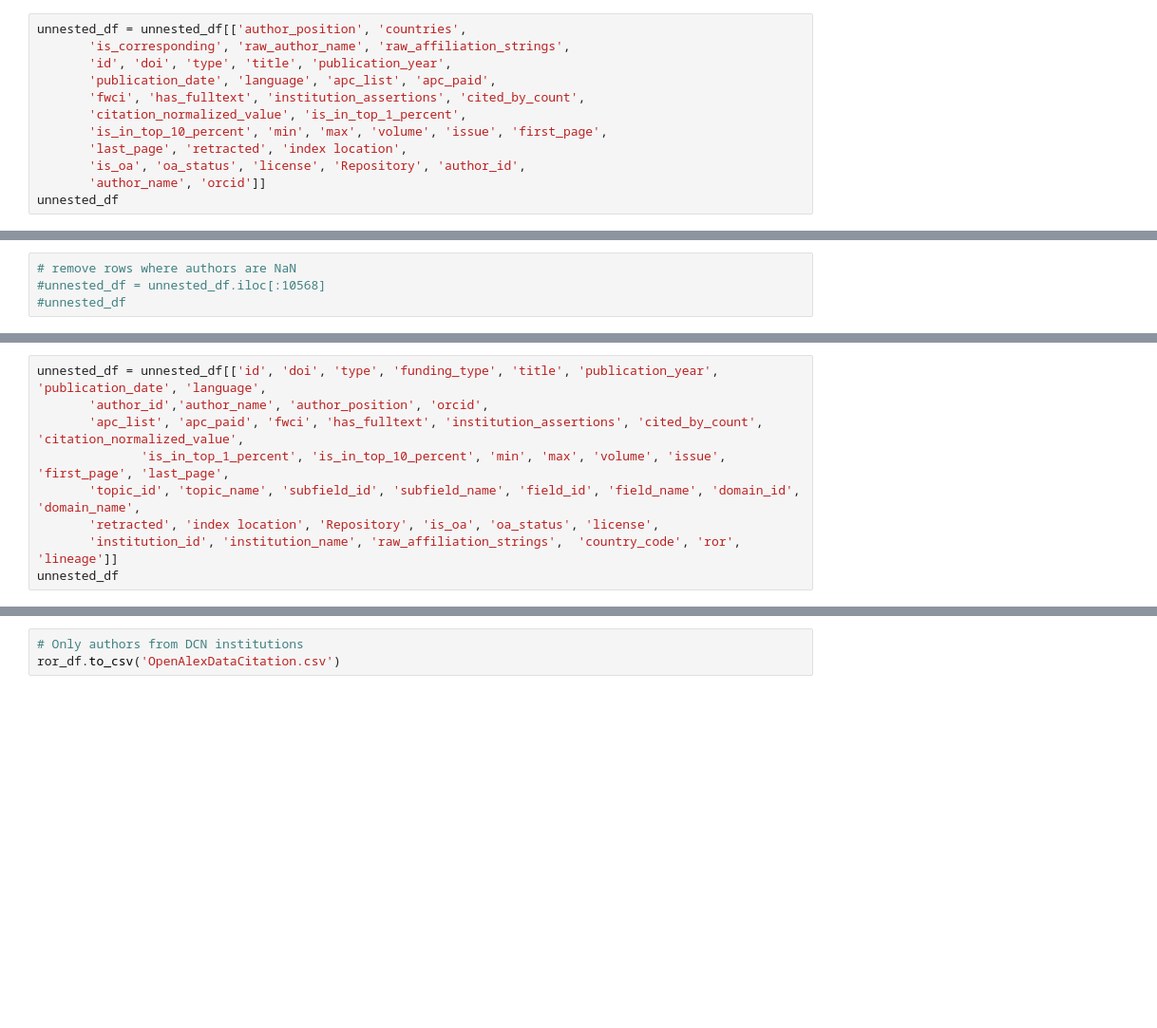
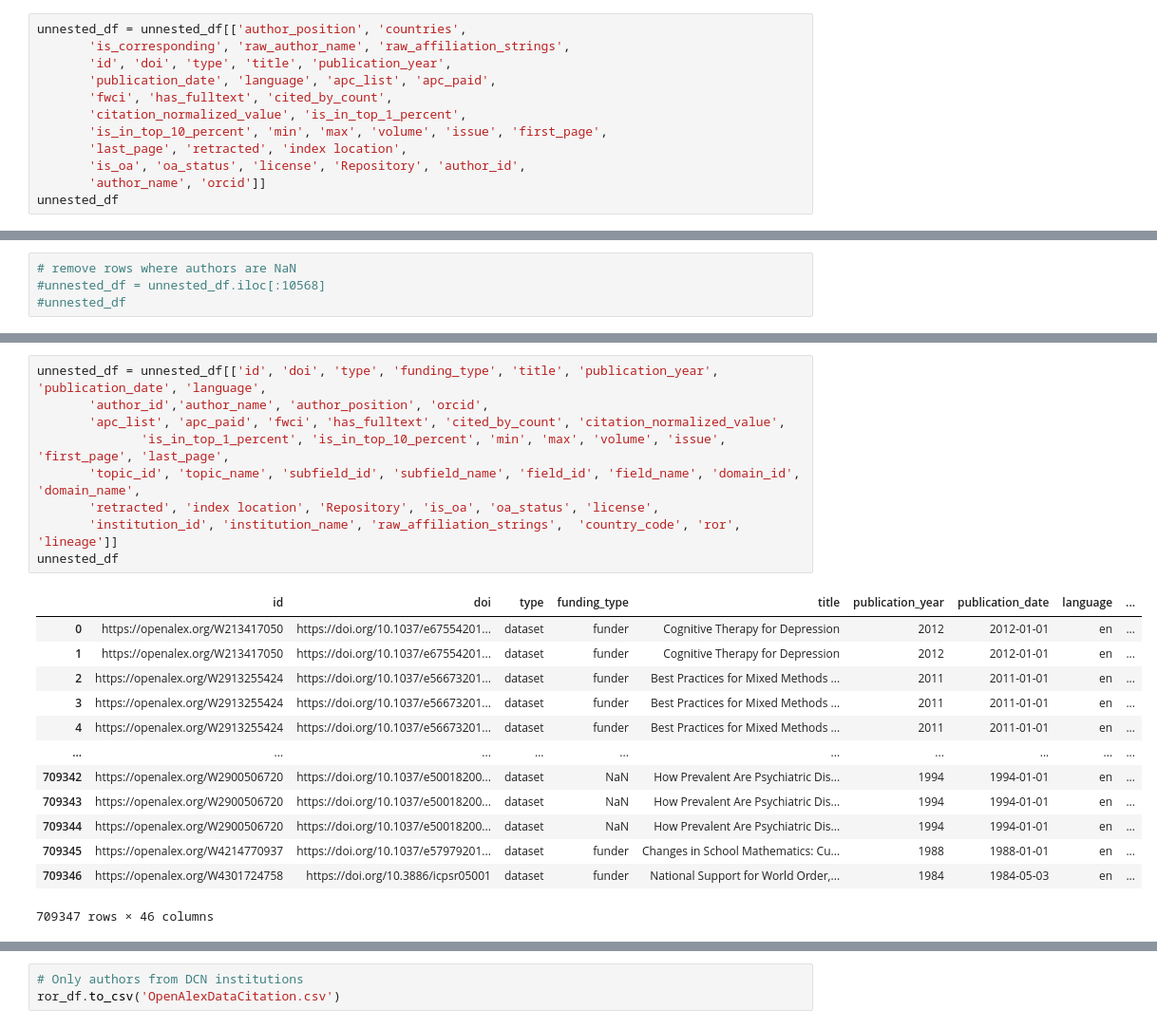
Before and after one commit to senderrr/OpenAlex, a Jupyter notebook: OpenAlex.ipynb, the cells around one changed output, grey strips where cells are left out. Shown at 95% size. Drawn from its saved outputs; the diff is of its cells as text; blank space fills up the shorter version.

```diff
--- a/OpenAlex.ipynb
+++ b/OpenAlex.ipynb
@@ -269,7 +527,7 @@ unnested_df = unnested_df[['author_position', 'countries',
        'is_corresponding', 'raw_author_name', 'raw_affiliation_strings',
        'id', 'doi', 'type', 'title', 'publication_year',
        'publication_date', 'language', 'apc_list', 'apc_paid',
-       'fwci', 'has_fulltext', 'institution_assertions', 'cited_by_count',
+       'fwci', 'has_fulltext', 'cited_by_count',
        'citation_normalized_value', 'is_in_top_1_percent',
        'is_in_top_10_percent', 'min', 'max', 'volume', 'issue', 'first_page',
        'last_page', 'retracted', 'index location',
@@ -291,12 +592,26 @@ unnested_df.columns
 # %%
 unnested_df = unnested_df[['id', 'doi', 'type', 'funding_type', 'title', 'publication_year', 'publication_date', 'language',
        'author_id','author_name', 'author_position', 'orcid',
-       'apc_list', 'apc_paid', 'fwci', 'has_fulltext', 'institution_assertions', 'cited_by_count', 'citation_normalized_value',
+       'apc_list', 'apc_paid', 'fwci', 'has_fulltext', 'cited_by_count', 'citation_normalized_value',
               'is_in_top_1_percent', 'is_in_top_10_percent', 'min', 'max', 'volume', 'issue', 'first_page', 'last_page',
        'topic_id', 'topic_name', 'subfield_id', 'subfield_name', 'field_id', 'field_name', 'domain_id', 'domain_name',
        'retracted', 'index location', 'Repository', 'is_oa', 'oa_status', 'license',
        'institution_id', 'institution_name', 'raw_affiliation_strings',  'country_code', 'ror', 'lineage']]
 unnested_df
+# %% [output]
+|  | id | doi | type | funding_type | title | publication_year | publication_date | language | ... |
+| 0 | https://openalex.org/W213417050 | https://doi.org/10.1037/e67554201... | dataset | funder | Cognitive Therapy for Depression | 2012 | 2012-01-01 | en | ... |
+| 1 | https://openalex.org/W213417050 | https://doi.org/10.1037/e67554201... | dataset | funder | Cognitive Therapy for Depression | 2012 | 2012-01-01 | en | ... |
+| 2 | https://openalex.org/W2913255424 | https://doi.org/10.1037/e56673201... | dataset | funder | Best Practices for Mixed Methods ... | 2011 | 2011-01-01 | en | ... |
+| 3 | https://openalex.org/W2913255424 | https://doi.org/10.1037/e56673201... | dataset | funder | Best Practices for Mixed Methods ... | 2011 | 2011-01-01 | en | ... |
+| 4 | https://openalex.org/W2913255424 | https://doi.org/10.1037/e56673201... | dataset | funder | Best Practices for Mixed Methods ... | 2011 | 2011-01-01 | en | ... |
+| ... | ... | ... | ... | ... | ... | ... | ... | ... | ... |
+| 709342 | https://openalex.org/W2900506720 | https://doi.org/10.1037/e50018200... | dataset | NaN | How Prevalent Are Psychiatric Dis... | 1994 | 1994-01-01 | en | ... |
+| 709343 | https://openalex.org/W2900506720 | https://doi.org/10.1037/e50018200... | dataset | NaN | How Prevalent Are Psychiatric Dis... | 1994 | 1994-01-01 | en | ... |
+| 709344 | https://openalex.org/W2900506720 | https://doi.org/10.1037/e50018200... | dataset | NaN | How Prevalent Are Psychiatric Dis... | 1994 | 1994-01-01 | en | ... |
+| 709345 | https://openalex.org/W4214770937 | https://doi.org/10.1037/e57979201... | dataset | funder | Changes in School Mathematics: Cu... | 1988 | 1988-01-01 | en | ... |
+| 709346 | https://openalex.org/W4301724758 | https://doi.org/10.3886/icpsr05001 | dataset | funder | National Support for World Order,... | 1984 | 1984-05-03 | en | ... |
+709347 rows × 46 columns
 # %%
 # subset to ror ids
 ror_df = unnested_df[(unnested_df['ror'] == 'https://ror.org/0190ak572') | (unnested_df['ror'] == 'https://ror.org/017zqws13') | (unnested_df['ror'] == 'https://ror.org/00jmfr291')
```
Also changed, not shown: parts of 27 cells of this notebook, 1 other file.
